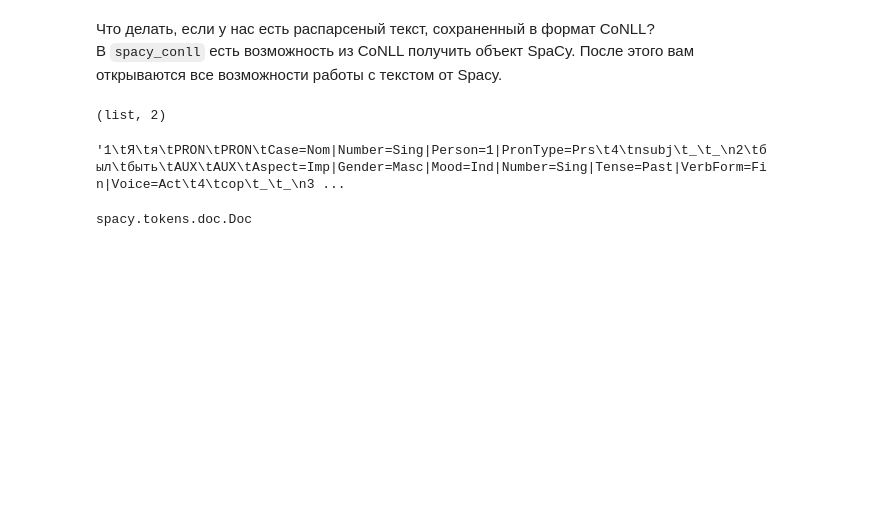
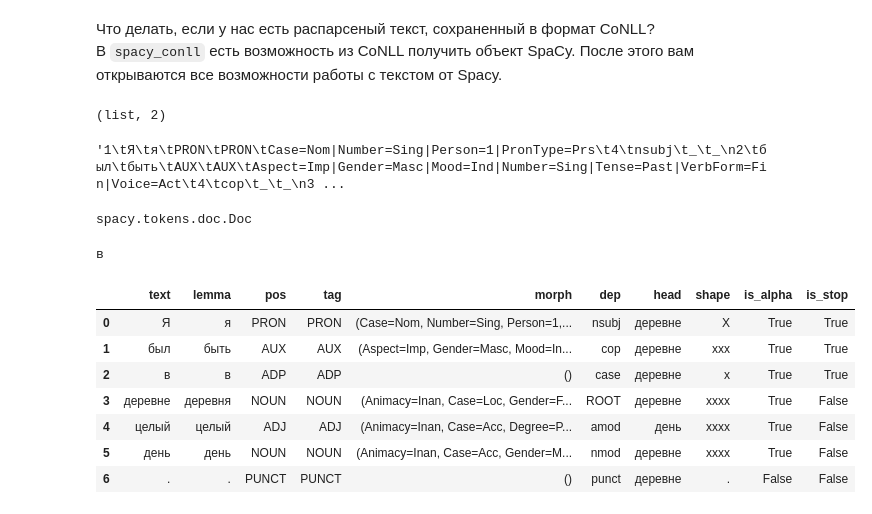
Before and after one commit to MikhailMsc/python_for_nlp_stud, a Jupyter notebook: lecture_4/Syntax.ipynb, the cells around one changed output. Saved outputs shown, nothing was run; the diff lists cells and outputs as text; code cells hidden in the pictures; blank space fills up the shorter version.

```diff
--- a/lecture_4/Syntax.ipynb
+++ b/lecture_4/Syntax.ipynb
@@ -411,4 +431,0 @@ for token in doc:
-# %%
-for token in sents[0]:
-    print(token.text, token.dep_, token.head.text, token.head.pos_,
-            [child for child in token.children])
@@ -613,6 +601,22 @@ sent = conll_parser.parse_conll_text_as_spacy(clear_conll_doc[0])
 type(sent)
 # %% [output]
 spacy.tokens.doc.Doc
+# %%
+sent[2]
+# %% [output]
+в
+# %%
+doc_df = pd.DataFrame([get_features(token) for token in sent])
+doc_df
+# %% [output]
+|  | text | lemma | pos | tag | morph | dep | head | shape | is_alpha | is_stop |
+| 0 | Я | я | PRON | PRON | (Case=Nom, Number=Sing, Person=1,... | nsubj | деревне | X | True | True |
+| 1 | был | быть | AUX | AUX | (Aspect=Imp, Gender=Masc, Mood=In... | cop | деревне | xxx | True | True |
+| 2 | в | в | ADP | ADP | () | case | деревне | x | True | True |
+| 3 | деревне | деревня | NOUN | NOUN | (Animacy=Inan, Case=Loc, Gender=F... | ROOT | деревне | xxxx | True | False |
+| 4 | целый | целый | ADJ | ADJ | (Animacy=Inan, Case=Acc, Degree=P... | amod | день | xxxx | True | False |
+| 5 | день | день | NOUN | NOUN | (Animacy=Inan, Case=Acc, Gender=M... | nmod | деревне | xxxx | True | False |
+| 6 | . | . | PUNCT | PUNCT | () | punct | деревне | . | False | False |
 # %%
 displacy.render(sent, style='dep')
 # %% [output]
```
Also changed, not shown: parts of 26 cells of this notebook.
